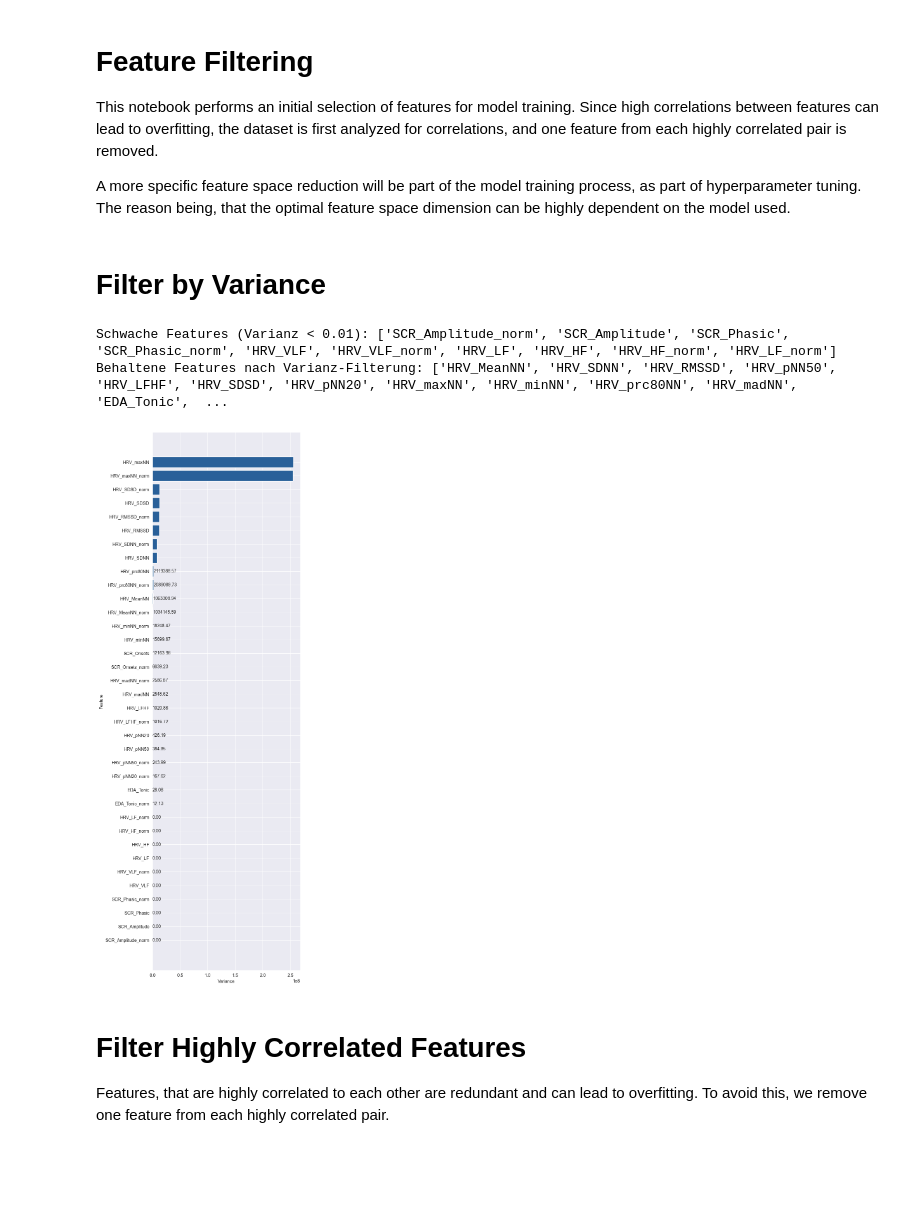
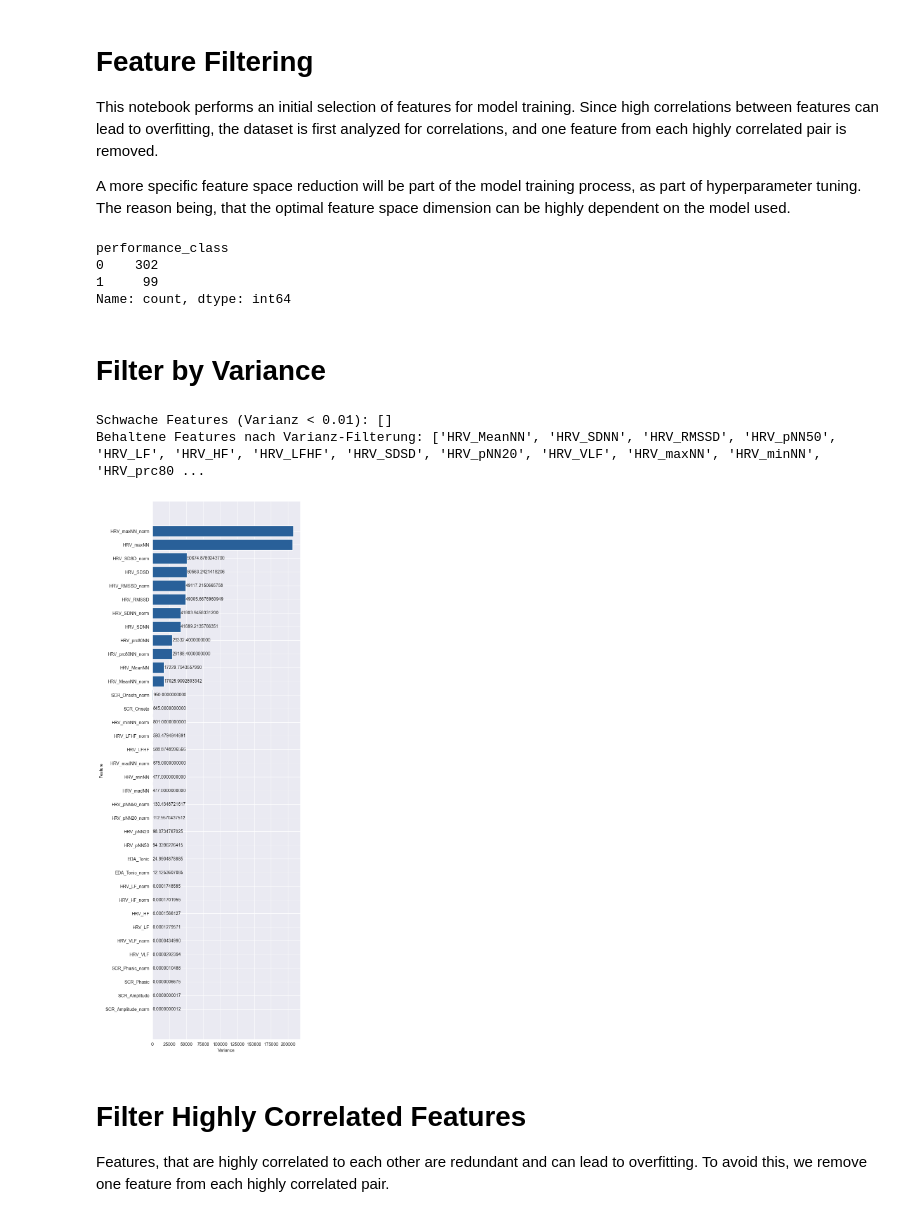
Before and after one commit to wangfelix/bachelor_thesis, a Jupyter notebook: notebooks/02_feature_filtering.ipynb, the cells around one changed output. Saved outputs shown, nothing was run; the diff lists cells and outputs as text; code cells hidden in the pictures; blank space fills up the shorter version.

```diff
--- a/notebooks/02_feature_filtering.ipynb
+++ b/notebooks/02_feature_filtering.ipynb
@@ -19,48 +19,57 @@ import numpy as np
 df = pd.read_csv("../data/processed/labeled_feature_matrix.csv")
 X = df.drop(columns=["performance_class"])
 y = df["performance_class"]
+
+value_counts = y.value_counts()
+print(value_counts)
+# %% [output]
+performance_class
+0    302
+1     99
+Name: count, dtype: int64
 # %% [markdown]
 # Filter by Variance
 # %%
 # ---- REMOVE FEATURES WITH LOW VARIANCE ----
 
-variance_threshold = 0.01
+variance_threshold = 0
 var_selector = VarianceThreshold(threshold=variance_threshold)
 X_var_filtered = var_selector.fit_transform(X)
 var_scores = var_selector.variances_
 
 # In DataFrame speichern
 feature_names = X.columns
 variance_df = pd.DataFrame({"Feature": feature_names, "Variance": var_scores})
 variance_df = variance_df.sort_values(by="Variance", ascending=True)
 
 # Features mit geringer Varianz markieren
-weak_features = variance_df[variance_df["Variance"] < variance_threshold]["Feature"].tolist()
+weak_features = variance_df[variance_df["Variance"] == variance_threshold]["Feature"].tolist()
 print("Schwache Features (Varianz < 0.01):", weak_features)
 
 # Behaltene Features abrufen
 selected_var_features = X.columns[var_selector.get_support()]
 print(f"Behaltene Features nach Varianz-Filterung: {list(selected_var_features)}")
 
 # Aktualisiere X mit den gefilterten Features
 X = pd.DataFrame(X_var_filtered, columns=selected_var_features)
 
 # Erstelle ein Balkendiagramm
 plt.figure(figsize=(6, 22))
 bars = plt.barh(variance_df["Feature"], variance_df["Variance"], color='#296099')
 plt.xlabel("Variance")
 plt.ylabel("Feature")
 
 # Add variance values to the bars
 for bar in bars:
-    if bar.get_width() < 3000000:
-        plt.text(bar.get_width() + 200, bar.get_y() + bar.get_height()/2, f'{bar.get_width():.2f}', va='center')
+    if bar.get_width() < 55000:
+        plt.text(bar.get_width() + 200, bar.get_y() + bar.get_height()/2, f'{bar.get_width():.10f}', va='center')
 
+plt.savefig("../data/figures/02_feature_correlation_chart.pdf", bbox_inches="tight")
 plt.show()
 # %% [output]
-Schwache Features (Varianz < 0.01): ['SCR_Amplitude_norm', 'SCR_Amplitude', 'SCR_Phasic', 'SCR_Phasic_norm', 'HRV_VLF', 'HRV_VLF_norm', 'HRV_LF', 'HRV_HF', 'HRV_HF_norm', 'HRV_LF_norm']
-Behaltene Features nach Varianz-Filterung: ['HRV_MeanNN', 'HRV_SDNN', 'HRV_RMSSD', 'HRV_pNN50', 'HRV_LFHF', 'HRV_SDSD', 'HRV_pNN20', 'HRV_maxNN', 'HRV_minNN', 'HRV_prc80NN', 'HRV_madNN', 'EDA_Tonic',  ...
+Schwache Features (Varianz < 0.01): []
+Behaltene Features nach Varianz-Filterung: ['HRV_MeanNN', 'HRV_SDNN', 'HRV_RMSSD', 'HRV_pNN50', 'HRV_LF', 'HRV_HF', 'HRV_LFHF', 'HRV_SDSD', 'HRV_pNN20', 'HRV_VLF', 'HRV_maxNN', 'HRV_minNN', 'HRV_prc80 ...
-[figure, old version]
+[figure, new version]
 # %%
 # ---- FEATURE SCALING ----
 
```
Also changed, not shown: parts of 2 cells of this notebook, 17 other files.
